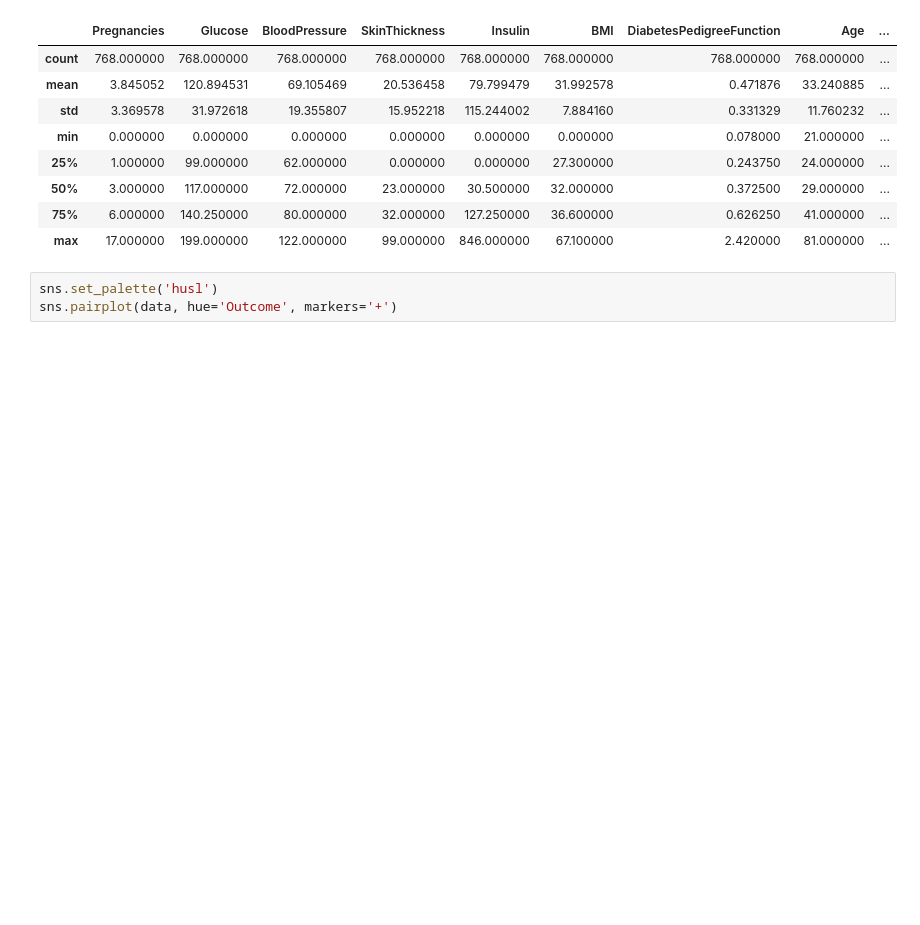
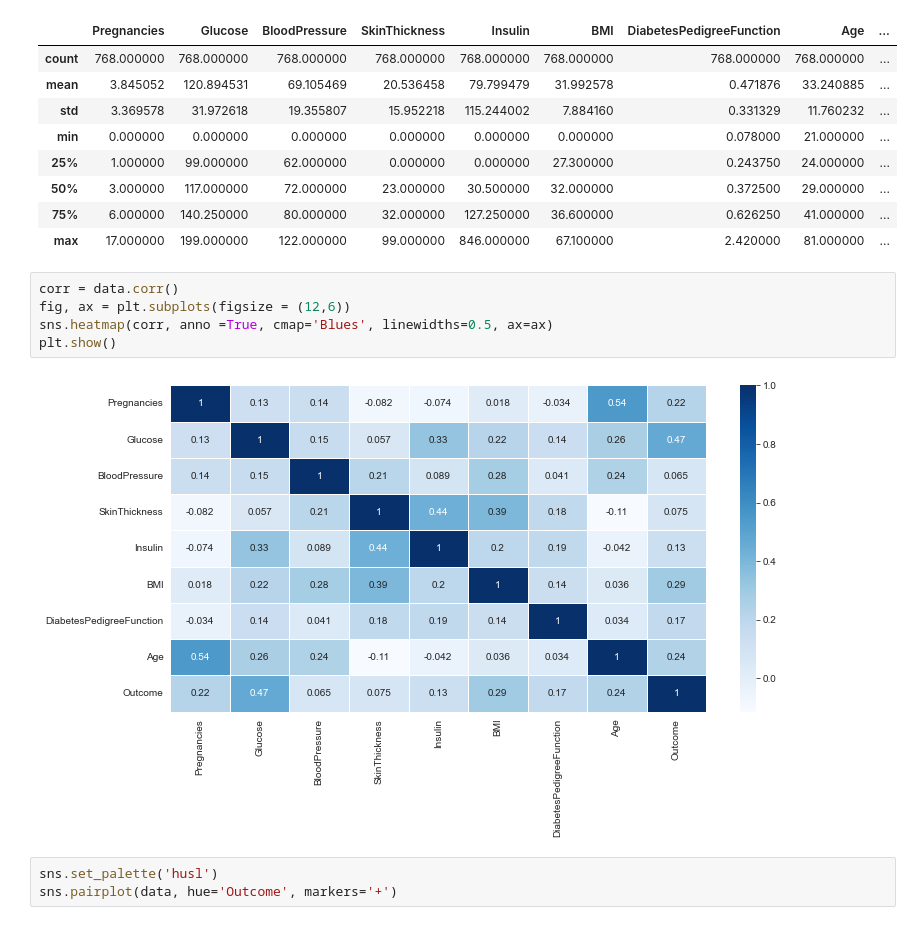
Before and after one commit to Domin8668/Projekt_SSI, a Jupyter notebook: Projekt.ipynb, the cells around one changed output. Cells and saved outputs as stored; diff of their text form; blank space fills up the shorter version.

Commit message:
Added a correlation plot

```diff
--- a/Projekt.ipynb
+++ b/Projekt.ipynb
@@ -19,6 +36,13 @@ data.describe()
 | 50% | 3.000000 | 117.000000 | 72.000000 | 23.000000 | 30.500000 | 32.000000 | 0.372500 | 29.000000 | ... |
 | 75% | 6.000000 | 140.250000 | 80.000000 | 32.000000 | 127.250000 | 36.600000 | 0.626250 | 41.000000 | ... |
 | max | 17.000000 | 199.000000 | 122.000000 | 99.000000 | 846.000000 | 67.100000 | 2.420000 | 81.000000 | ... |
+# %%
+corr = data.corr()
+fig, ax = plt.subplots(figsize = (12,6))
+sns.heatmap(corr, anno =True, cmap='Blues', linewidths=0.5, ax=ax)
+plt.show()
+# %% [output]
+[figure, added]
 # %%
 sns.set_palette('husl')
 sns.pairplot(data, hue='Outcome', markers='+')
```
Also changed, not shown: parts of 2 cells of this notebook.
